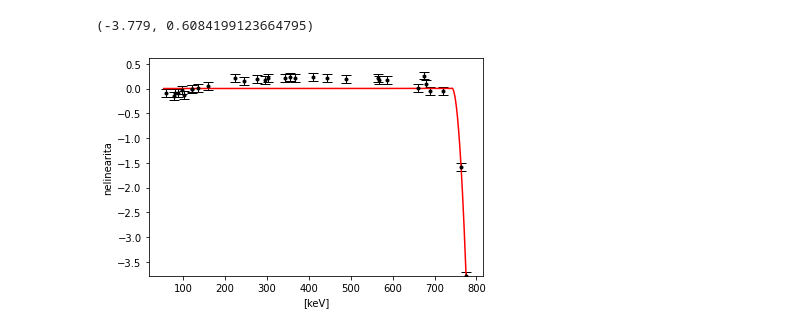
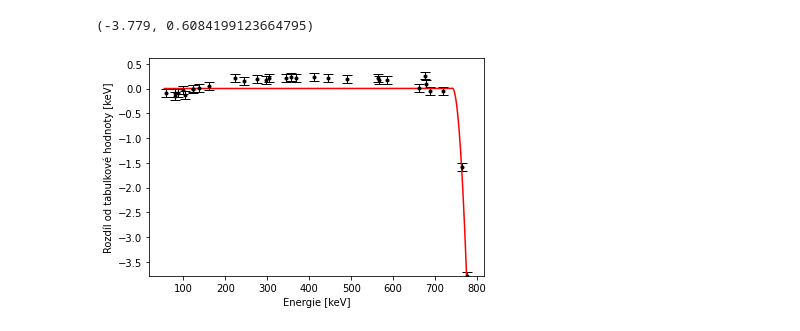
Before and after one commit to davidSkrob/maturitni_prace, a Jupyter notebook: data_analysis_python/nelinearita.ipynb, the cells around one changed output. Drawn from its saved outputs; the diff is of its cells as text; code cells hidden in the pictures.

```diff
--- a/data_analysis_python/nelinearita.ipynb
+++ b/data_analysis_python/nelinearita.ipynb
@@ -22,12 +22,12 @@ def fce(x, a, b):
 # %%
 pars, cov = curve_fit(f=fce, xdata=energy, ydata=difference)
 
 p = np.linspace(min(energy)-5, max(energy)+5, 100000)
 plt.errorbar(energy, difference, yerr=0.08, fmt=".", elinewidth=1, capsize=5, ecolor='black',color='black')
 plt.plot(p, fce(p, *pars), c="red")
-plt.ylabel("nelinearita")
-plt.xlabel("[keV]")
+plt.ylabel("Rozdíl od tabulkové hodnoty [keV]")
+plt.xlabel("Energie [keV]")
 plt.ylim(ymin=min(difference))
 # %% [output]
 (-3.779, 0.6084199123664795)
-[figure, old version]
+[figure, new version]
```
Also changed, not shown: 8 other files.
